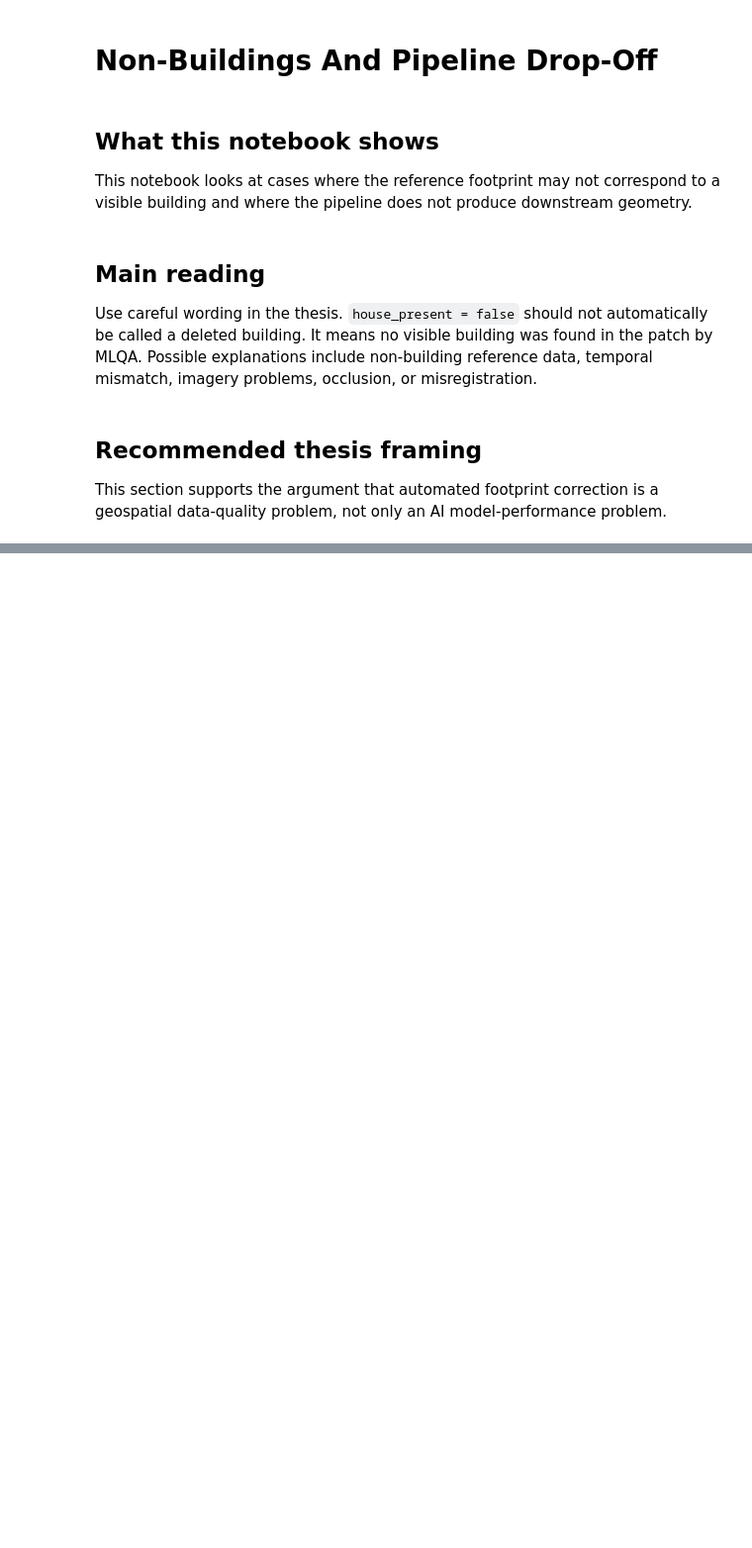
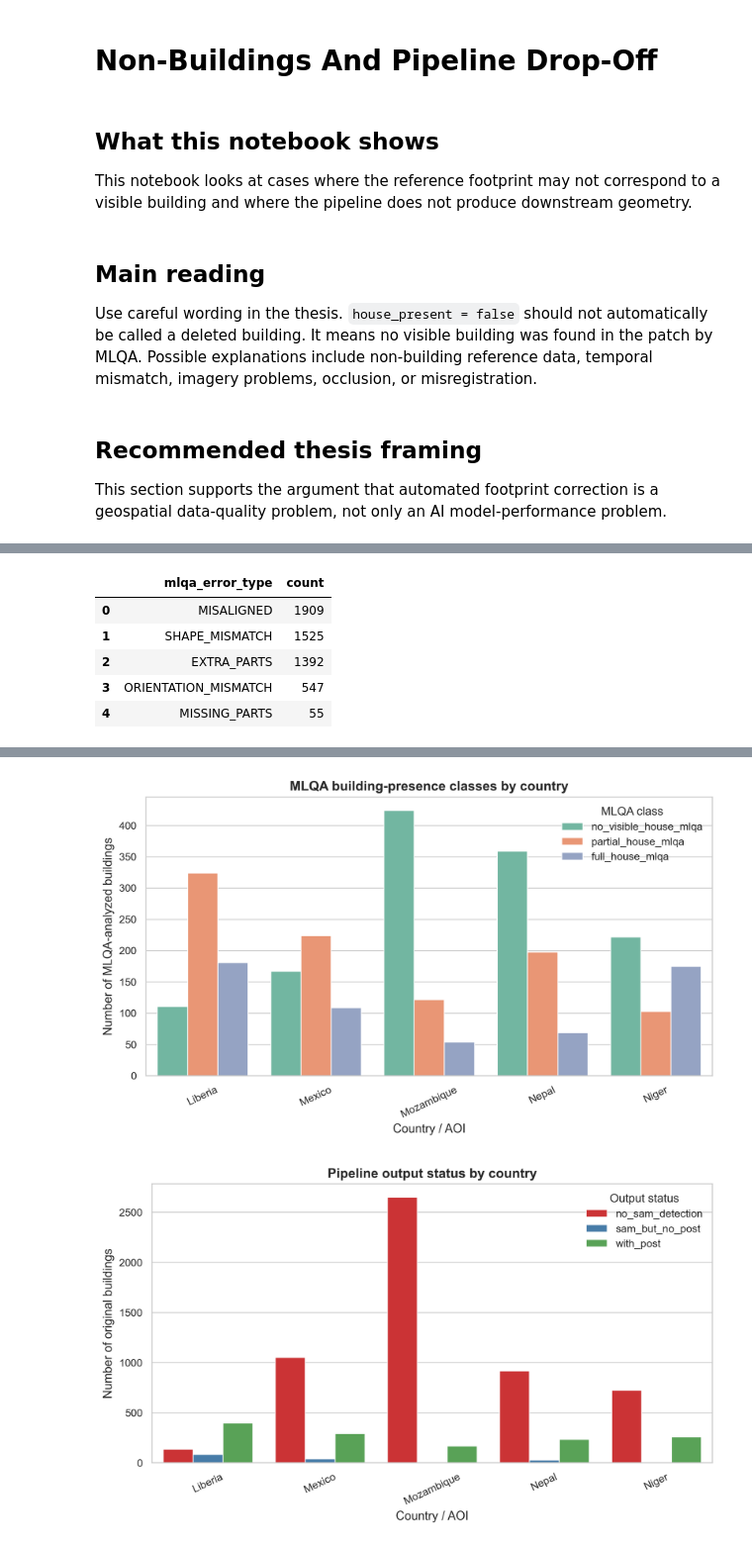
Before and after one commit to patrickfranzelin/Master-Thesis-GEOAI, a Jupyter notebook: evaluation/statistics/05_non_buildings_and_dropoff.ipynb, the cells around one changed output, grey strips where cells are left out. Shown at 99% size. Drawn from its saved outputs; the diff is of its cells as text; code cells hidden in the pictures; blank space fills up the shorter version.

```diff
--- a/evaluation/statistics/05_non_buildings_and_dropoff.ipynb
+++ b/evaluation/statistics/05_non_buildings_and_dropoff.ipynb
@@ -48,5 +48,9 @@ def show_figure(name, width=850):
 show_table("01_country_pipeline_coverage")
 show_table("05_missing_outputs_by_country")
 show_table("05_mlqa_error_counts")
+show_table("05_semantic_error_category_frequency_compare")
+show_table("05_semantic_error_category_agreement")
+show_table("05_semantic_error_case_set_agreement")
 show_figure("05_mlqa_presence_classes_by_country")
 show_figure("05_output_status_by_country")
+# %% [output]
@@ -52,0 +69,6 @@ show_figure("05_output_status_by_country")
+|  | mlqa_error_type | count |
+| 0 | MISALIGNED | 1909 |
+| 1 | SHAPE_MISMATCH | 1525 |
+| 2 | EXTRA_PARTS | 1392 |
+| 3 | ORIENTATION_MISMATCH | 547 |
+| 4 | MISSING_PARTS | 55 |
@@ -52,0 +94,2 @@ show_figure("05_output_status_by_country")
+[figure, added]
+[figure, added]
```
Also changed, not shown: parts of 1 cell of this notebook, 8 other files.
